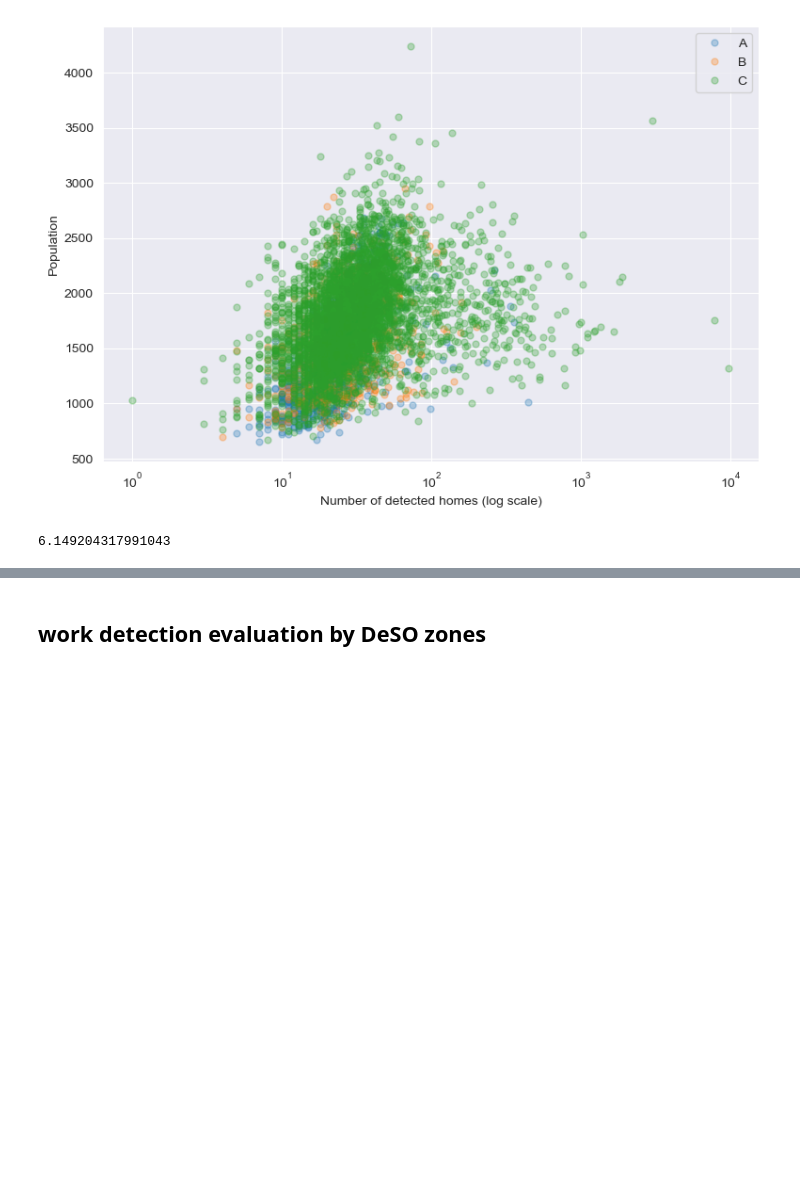
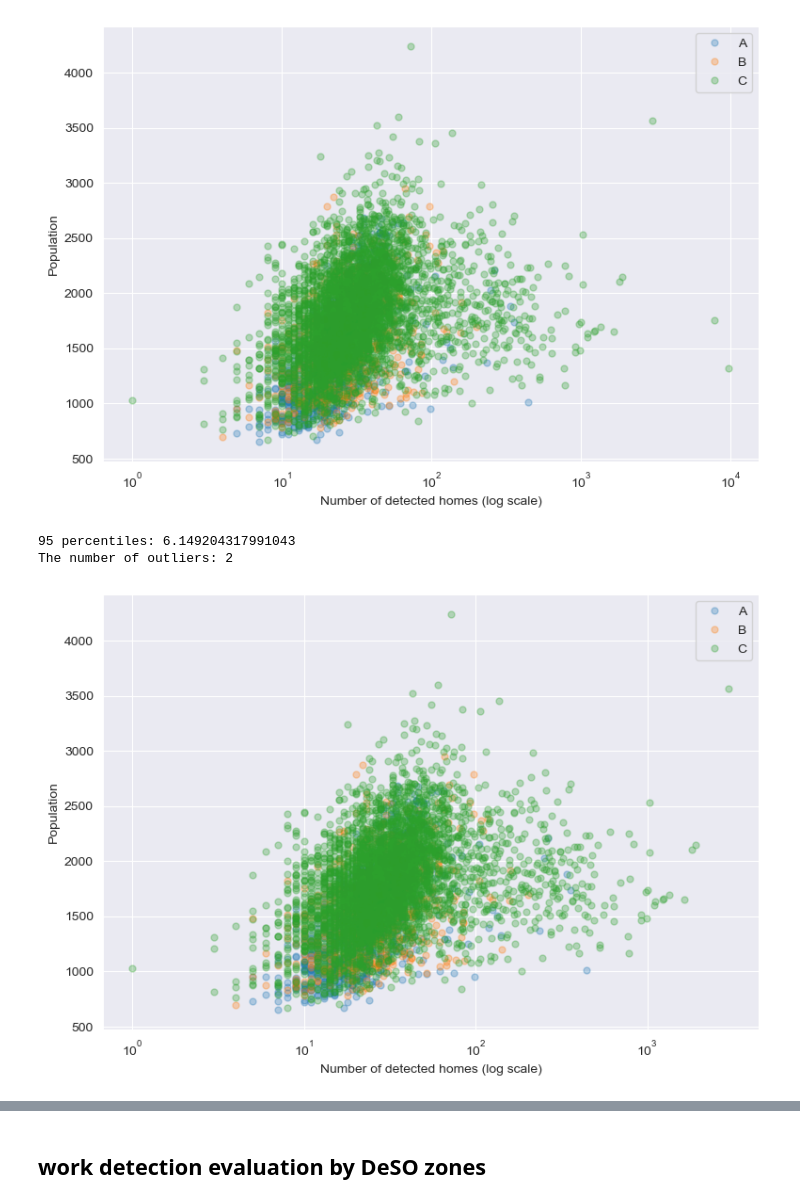
Before and after one commit to tozlucaglar/MAD4AG, a Jupyter notebook: src/3.3-Home-Work-School-evaluation.ipynb, the cells around one changed output, grey strips where cells are left out. Saved outputs shown, nothing was run; the diff lists cells and outputs as text; code cells hidden in the pictures; blank space fills up the shorter version.

```diff
--- a/src/3.3-Home-Work-School-evaluation.ipynb
+++ b/src/3.3-Home-Work-School-evaluation.ipynb
@@ -116,10 +116,12 @@ plt.legend()
 plt.savefig("./figures/deso_pop_vs_detected_house_scatter.png")
 # %% [output]
 [figure]
-# %%
-gdf_2_home['home/pop'].quantile(0.95)
-# %% [output]
-6.149204317991043
+# %%
+print('95 percentiles: '+ str(gdf_2_home['home/pop'].quantile(0.95)))
+print('The number of outliers: '+ str(len(gdf_2_home[gdf_2_home['home/pop']> 100])))
+# %% [output]
+95 percentiles: 6.149204317991043
+The number of outliers: 2
 # %%
 gdf_2_home = gdf_2_home[gdf_2_home["home/pop"]<100]
 
@@ -127,4 +128,19 @@ gdf_2_home = gdf_2_home[gdf_2_home["home/pop"]<100]
 gdf_2_home_json = gdf_2_home[['Deso','geometry']].to_json()
+# %%
+fig, ax = plt.subplots(figsize = (9, 6))
+
+groups = gdf_2_home.groupby('urban_density')
+for name, group in groups:
+    ax.plot(group['home_count'], group['Totalt'], marker='o', linestyle='', alpha=0.3, markersize=5, label=name)
+ax.set_xscale("log")
+ax.set_xlabel("Number of detected homes (log scale)")
+ax.set_ylabel("Population")
+
+plt.legend()
+
+plt.savefig("./figures/deso_pop_vs_detected_house_scatter.png")
+# %% [output]
+[figure, added]
 # %%
 fig, (ax0, ax1) = plt.subplots(nrows=1, ncols=2, figsize = (14, 6))
 
```
Also changed, not shown: parts of 2 cells of this notebook, 2 other files.
